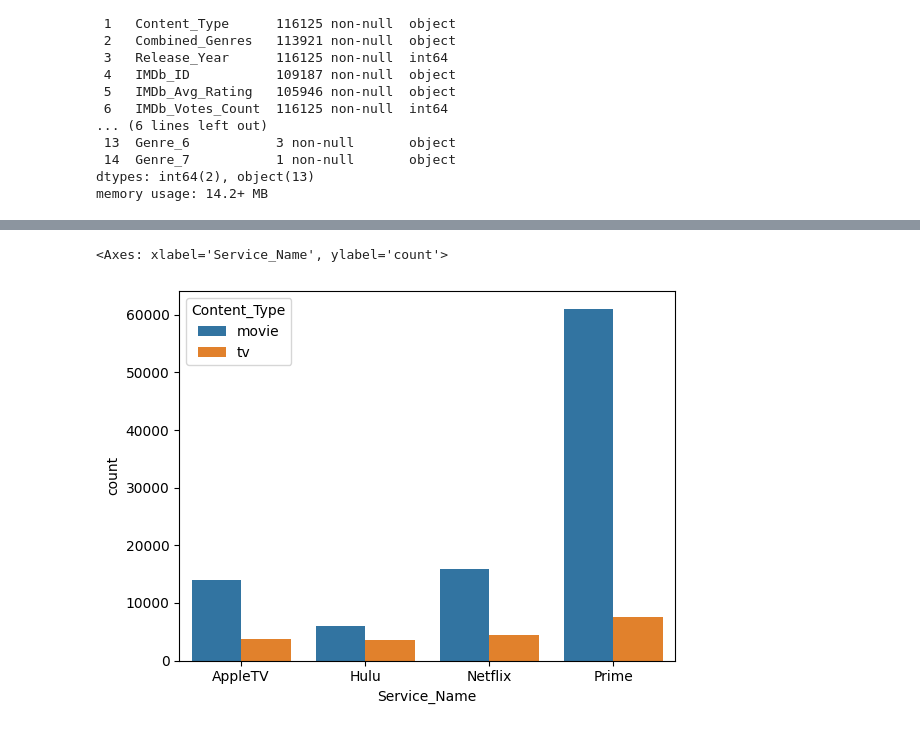
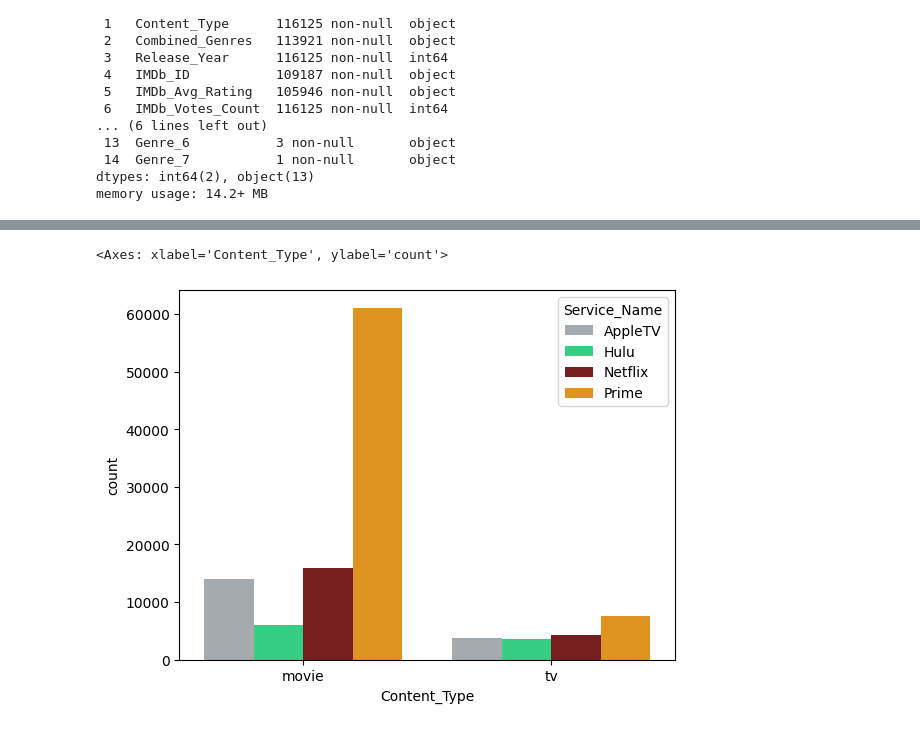
Before and after one commit to rkynhoff/Streaming_Service_Comparisons, a Jupyter notebook: STRM_SERV_COMP_V2.ipynb, the cells around one changed output, grey strips where cells are left out. Cells and saved outputs as stored; diff of their text form; code cells hidden in the pictures.

Commit message:
Playing with graph colors

```diff
--- a/STRM_SERV_COMP_V2.ipynb
+++ b/STRM_SERV_COMP_V2.ipynb
@@ -620,6 +642,6 @@ plt.show()
 # %%
 # Counts of the content type by streaming sesrvice
-sn.countplot(streaming_clean,x="Service_Name", hue="Content_Type")
+sn.countplot(streaming_clean, x = "Content_Type", hue = "Service_Name", palette = ["#A3AAAE","#1CE783","#831010","#FF9900"])
 # %% [output]
-<Axes: xlabel='Service_Name', ylabel='count'>
+<Axes: xlabel='Content_Type', ylabel='count'>
-[figure, old version]
+[figure, new version]
```
Also changed, not shown: parts of 6 cells of this notebook.
